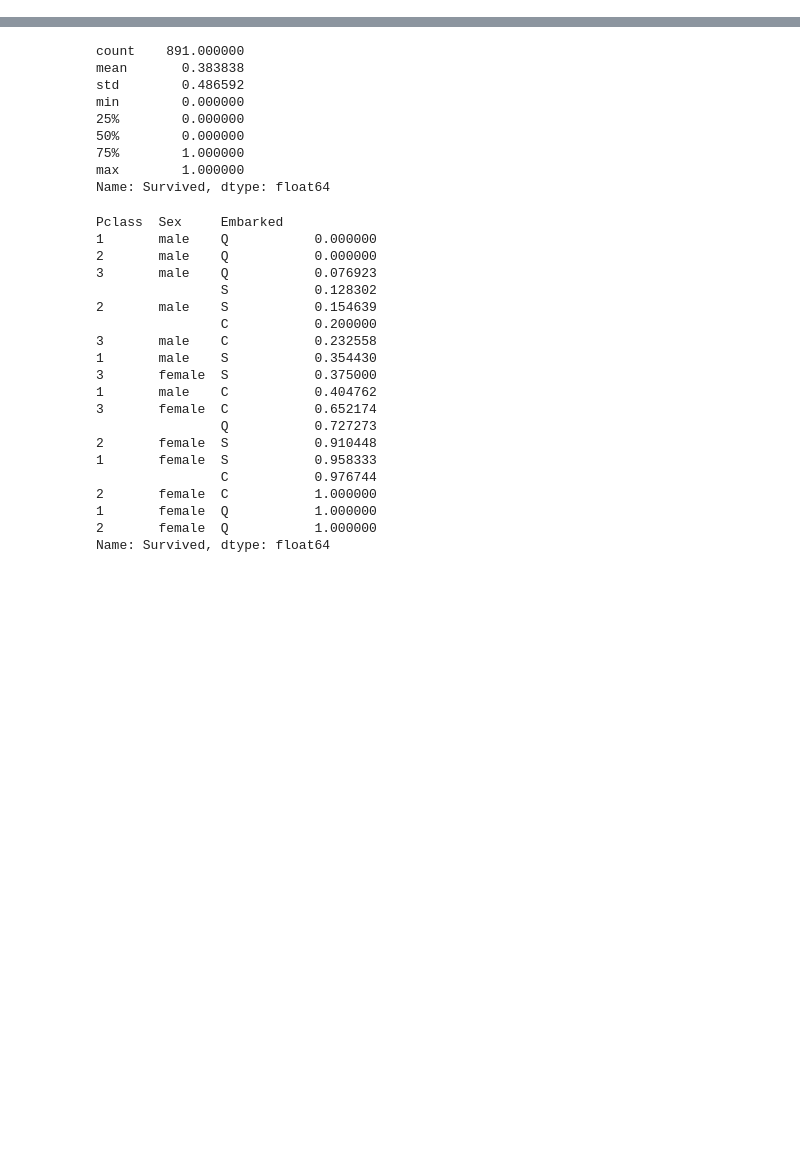
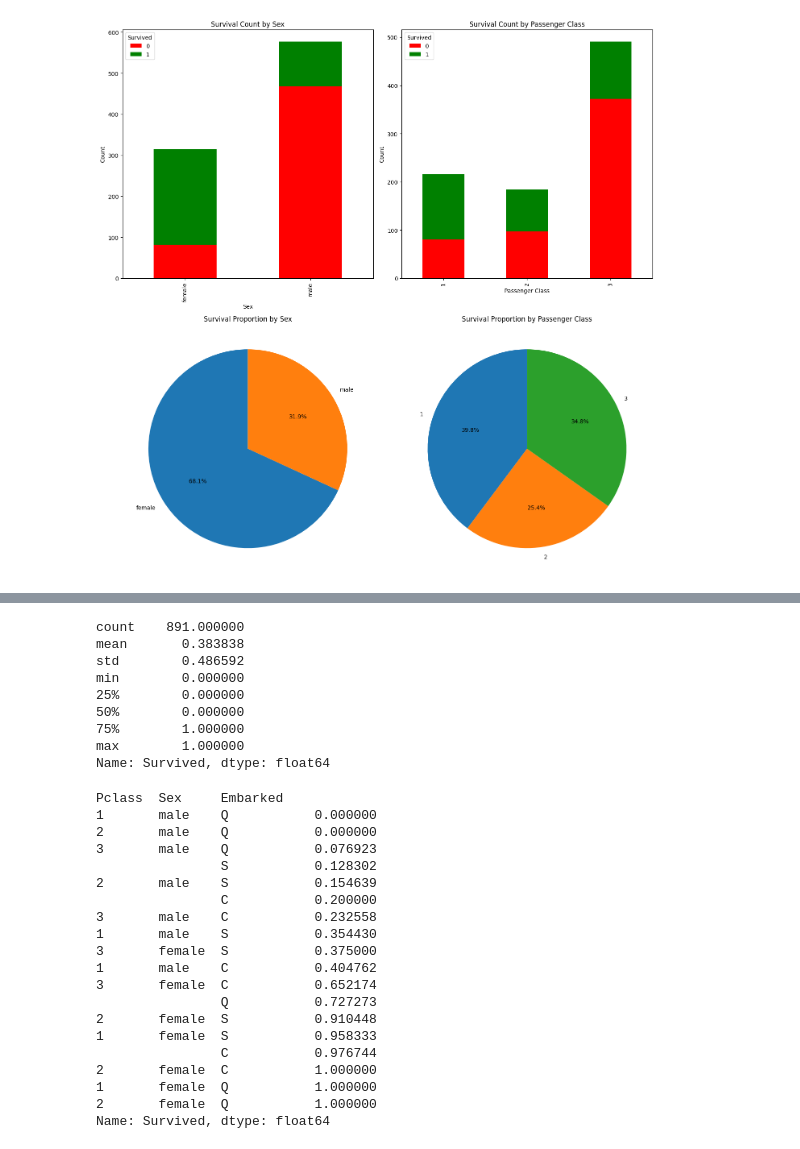
Before and after one commit to sudz4/titanic, a Jupyter notebook: titanic_explore.ipynb, the cells around one changed output, grey strips where cells are left out. Saved outputs shown, nothing was run; the diff lists cells and outputs as text; code cells hidden in the pictures; blank space fills up the shorter version.

```diff
--- a/titanic_explore.ipynb
+++ b/titanic_explore.ipynb
@@ -16,0 +38,32 @@ titanic_df.head()
+# %%
+# Create subplots for the four charts
+fig, axs = plt.subplots(2, 2, figsize=(14, 14))
+
+# Bar plot of survival count by Sex
+sex_counts = titanic_df.groupby('Sex')['Survived'].value_counts().unstack()
+sex_counts.plot(kind='bar', stacked=True, color=['red', 'green'], ax=axs[0, 0])
+axs[0, 0].set_title('Survival Count by Sex')
+axs[0, 0].set_xlabel('Sex')
+axs[0, 0].set_ylabel('Count')
+
+# Bar plot of survival count by Pclass
+class_counts = titanic_df.groupby('Pclass')['Survived'].value_counts().unstack()
+class_counts.plot(kind='bar', stacked=True, color=['red', 'green'], ax=axs[0, 1])
+axs[0, 1].set_title('Survival Count by Passenger Class')
+axs[0, 1].set_xlabel('Passenger Class')
+axs[0, 1].set_ylabel('Count')
+
+# Pie chart of survival proportion by Sex
+sex_survived = titanic_df[titanic_df['Survived'] == 1]['Sex'].value_counts()
+axs[1, 0].pie(sex_survived, labels=sex_survived.index, autopct='%1.1f%%', startangle=90)
+axs[1, 0].set_title('Survival Proportion by Sex')
+
+# Pie chart of survival proportion by Pclass
+class_survived = titanic_df[titanic_df['Survived'] == 1]['Pclass'].value_counts().sort_index()
+axs[1, 1].pie(class_survived, labels=class_survived.index, autopct='%1.1f%%', startangle=90)
+axs[1, 1].set_title('Survival Proportion by Passenger Class')
+
+plt.tight_layout()
+plt.show()
+# %% [output]
+[figure, added]
```
Also changed, not shown: parts of 3 cells of this notebook.
